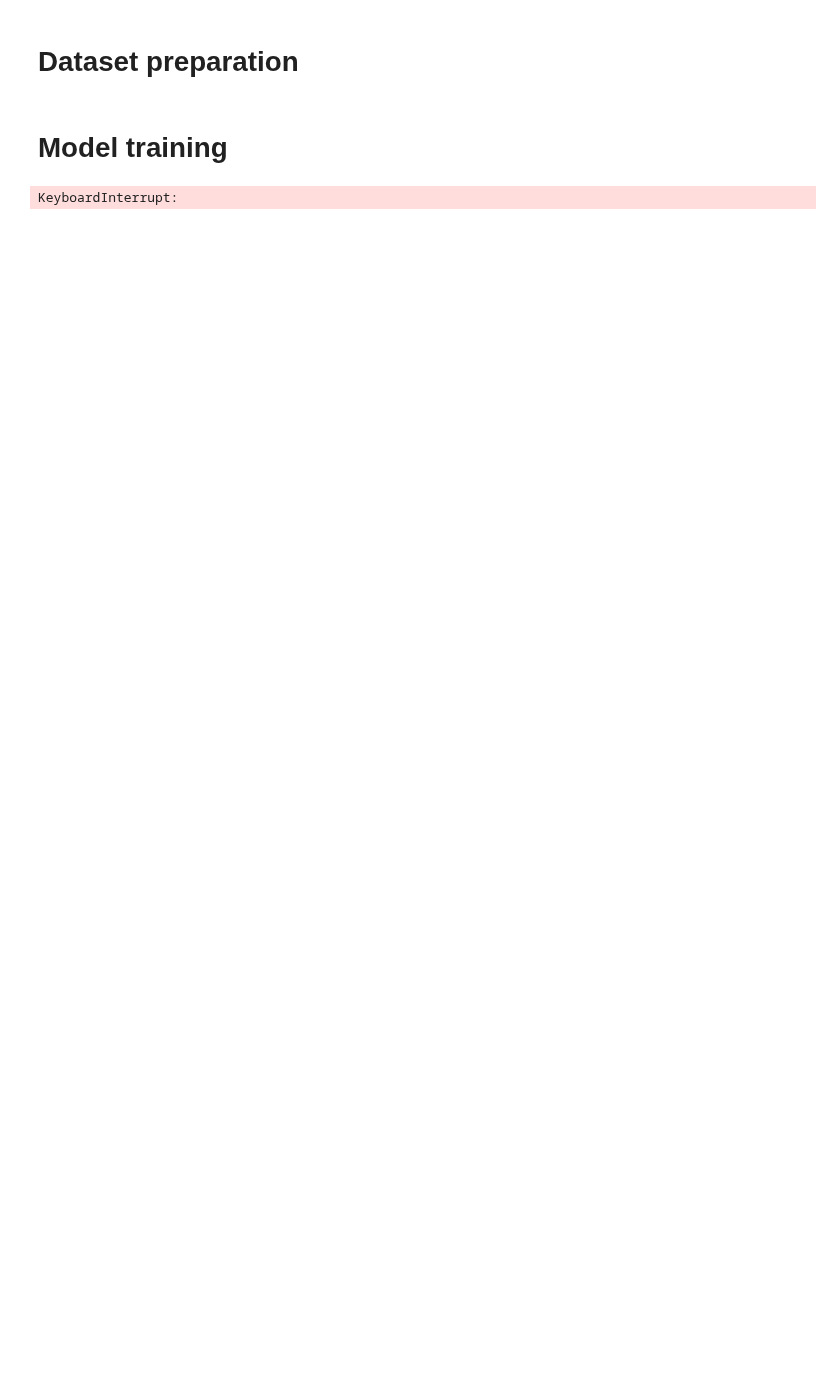
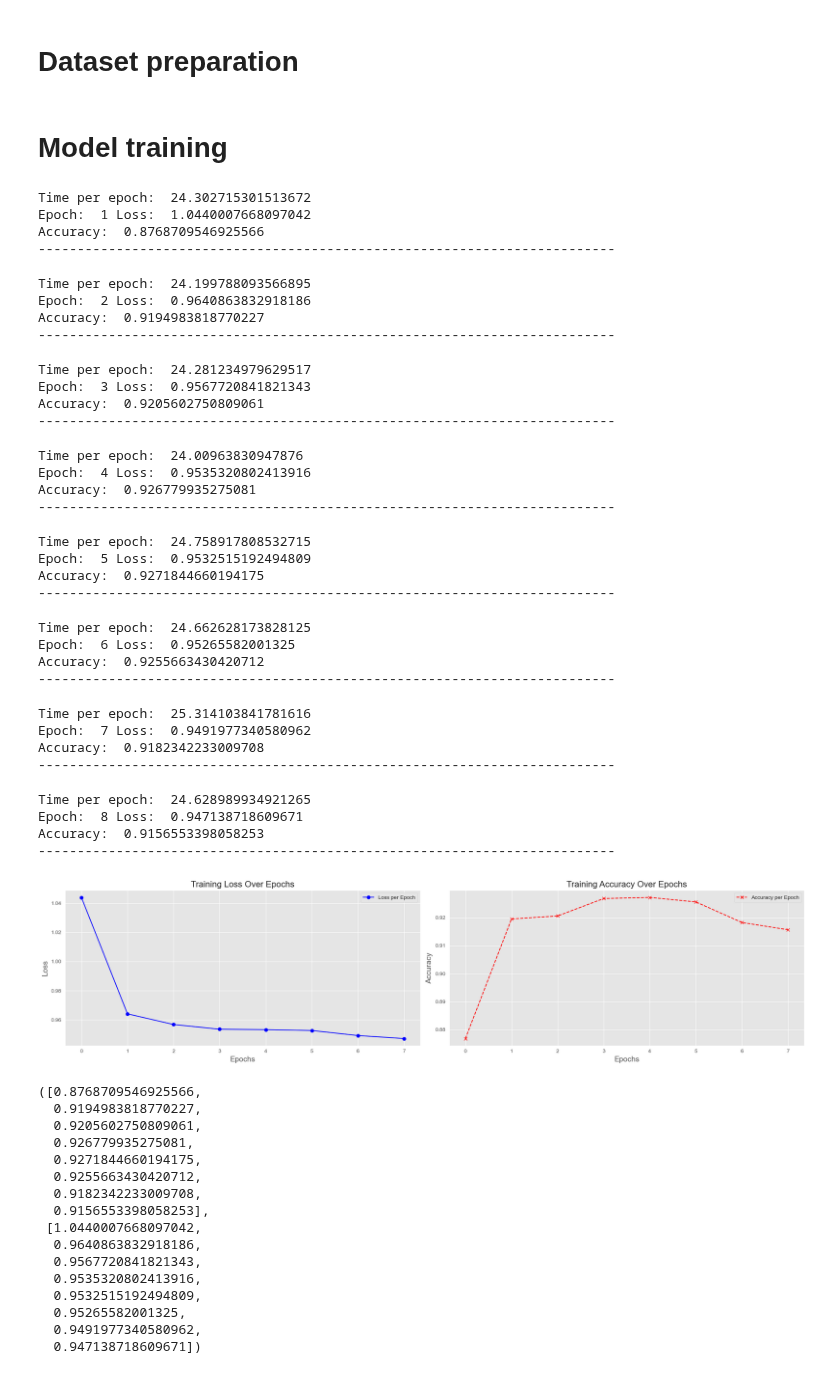
Before and after one commit to JackVittori/QML-early_exit, a Jupyter notebook: main.ipynb, the cells around one changed output. Saved outputs shown, nothing was run; the diff lists cells and outputs as text; code cells hidden in the pictures; blank space fills up the shorter version.

Commit message:
Added quantum early exit loop on main

```diff
--- a/main.ipynb
+++ b/main.ipynb
@@ -31,8 +37,10 @@ for i in range(256):
 #Model instantiation
 num_qubits = 8
 num_layers = 6
-model = FullQuantumModel(qubits=num_qubits, layers=num_layers, num_classes=3)
+model = FullQuantumModel(qubits=num_qubits, layers=num_layers, num_classes=4)
 # %%
 model.draw(style = 'sketch')
 # %% [output]
 [figure]
+# %%
+model.trainable_parameters()
@@ -39,7 +49,7 @@ model.draw(style = 'sketch')
 # %% [markdown]
 # Dataset preparation
 # %%
-labels = [0,1,2]
+labels = [0,1,2,3]
 # %%
 # Download MNIST and prepare transforms
 mnist = datasets.MNIST(root='./data', train=True, download=True, transform=transforms.Compose([
@@ -52,6 +62,54 @@ train_dataloader, test_dataloader = mnist_preparation(dataset=mnist, labels = la
 # %% [markdown]
 # Model training
 # %%
-model.fit(dataloader=train_dataloader, learning_rate=0.01, epochs=10, show_plot=True)
+model.fit(dataloader=train_dataloader, learning_rate=0.01, epochs=8, show_plot=True)
 # %% [output]
-KeyboardInterrupt:
+Time per epoch:  24.302715301513672
+Epoch:  1 Loss:  1.0440007668097042
+Accuracy:  0.8768709546925566
+--------------------------------------------------------------------------
+Time per epoch:  24.199788093566895
+Epoch:  2 Loss:  0.9640863832918186
+Accuracy:  0.9194983818770227
+--------------------------------------------------------------------------
+Time per epoch:  24.281234979629517
+Epoch:  3 Loss:  0.9567720841821343
+Accuracy:  0.9205602750809061
+--------------------------------------------------------------------------
+Time per epoch:  24.00963830947876
+Epoch:  4 Loss:  0.9535320802413916
+Accuracy:  0.926779935275081
+--------------------------------------------------------------------------
+Time per epoch:  24.758917808532715
+Epoch:  5 Loss:  0.9532515192494809
+Accuracy:  0.9271844660194175
+--------------------------------------------------------------------------
+Time per epoch:  24.662628173828125
+Epoch:  6 Loss:  0.95265582001325
+Accuracy:  0.9255663430420712
+--------------------------------------------------------------------------
+Time per epoch:  25.314103841781616
+Epoch:  7 Loss:  0.9491977340580962
+Accuracy:  0.9182342233009708
+--------------------------------------------------------------------------
+Time per epoch:  24.628989934921265
+Epoch:  8 Loss:  0.947138718609671
+Accuracy:  0.9156553398058253
+--------------------------------------------------------------------------
+[figure, added]
+([0.8768709546925566,
+  0.9194983818770227,
+  0.9205602750809061,
+  0.926779935275081,
+  0.9271844660194175,
+  0.9255663430420712,
+  0.9182342233009708,
+  0.9156553398058253],
+ [1.0440007668097042,
+  0.9640863832918186,
+  0.9567720841821343,
+  0.9535320802413916,
+  0.9532515192494809,
+  0.95265582001325,
+  0.9491977340580962,
+  0.947138718609671])
```
Also changed, not shown: parts of 14 cells of this notebook, 1 other file.
